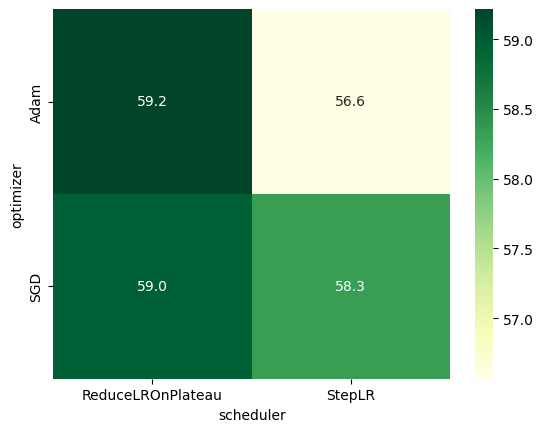
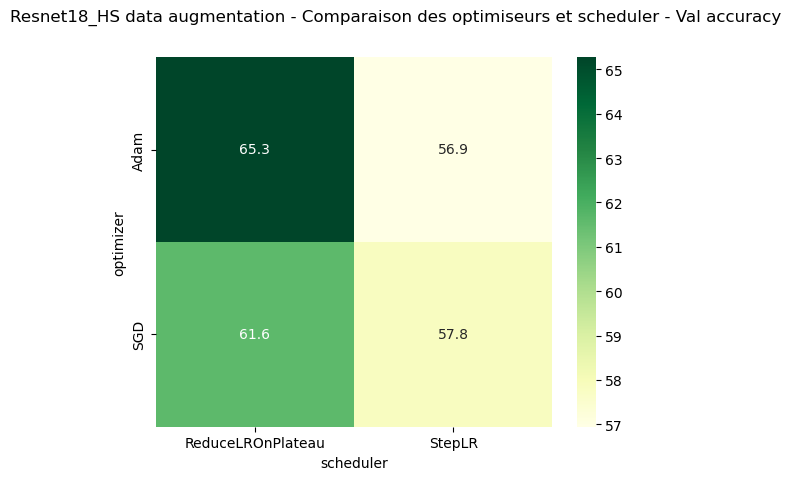
Code edit (unified diff) that turned the first committed figure into the second:
--- before
+++ after
@@ -1,4 +1,7 @@
 """ Heatmap des hyperparamètres
 Visualiser quelle combinaison optimizer x scheduler """
+plt.figure()
+plt.suptitle("Resnet18_HS data augmentation - Comparaison des optimiseurs et scheduler - Val accuracy")
 pivot = grid_par_classe_aug_50.pivot_table(values='val_acc', index='optimizer', columns='scheduler')
 sns.heatmap(pivot, annot=True, fmt=".1f", cmap="YlGn")
+plt.savefig("figures/heatmap_optimiseur_18_HS.png", dpi=150, bbox_inches="tight" )

Commit: figures